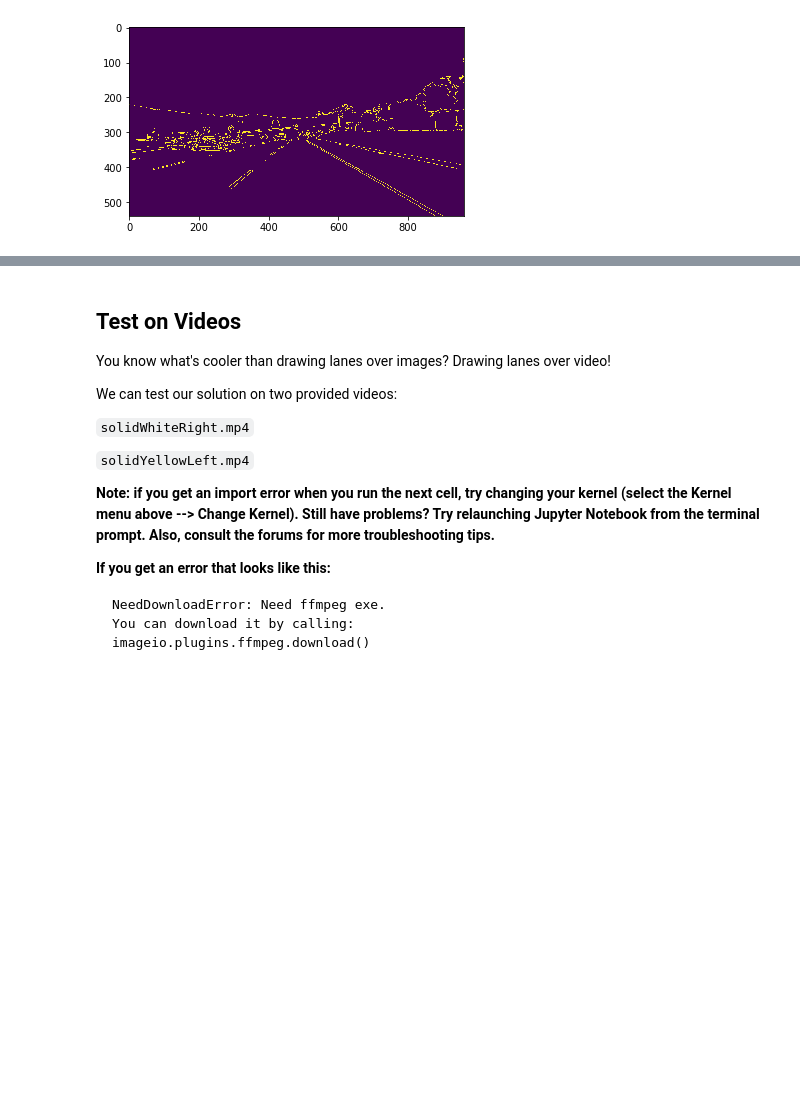
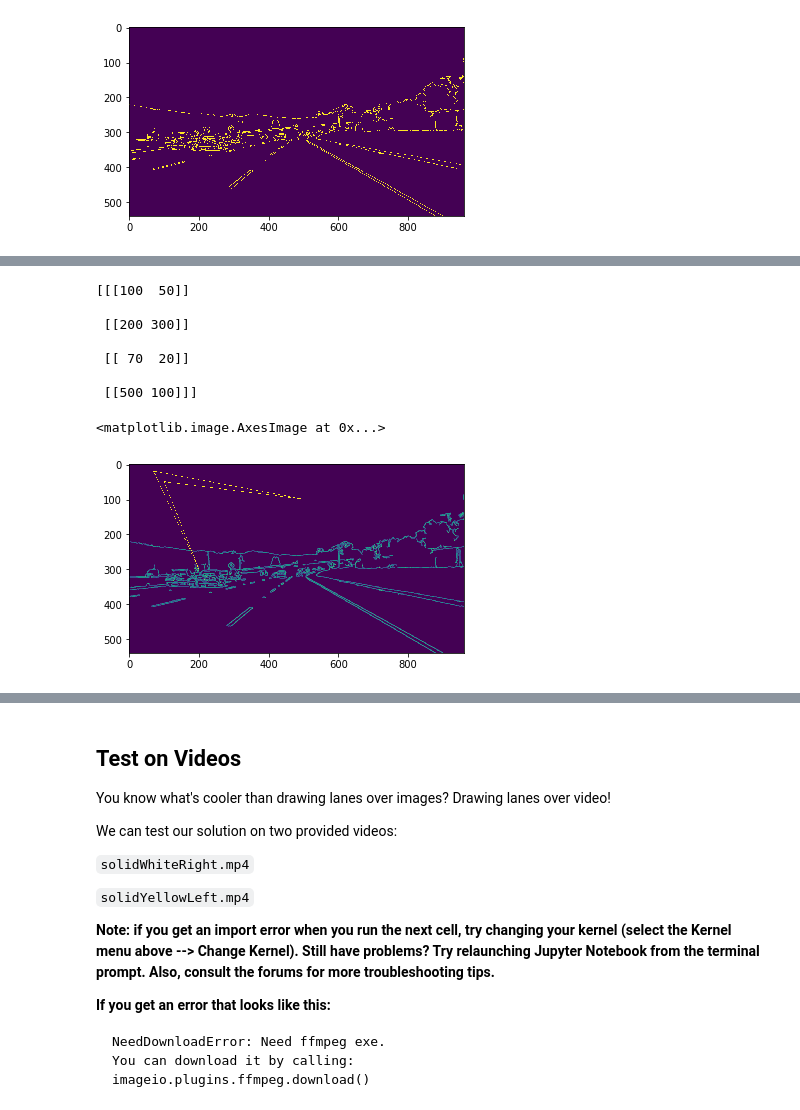
Before and after one commit to YouYueHuang/SelfDrivingCarProjects, a Jupyter notebook: CarND-LaneLines-P1-master/P1.ipynb, the cells around one changed output, grey strips where cells are left out. Saved outputs shown, nothing was run; the diff lists cells and outputs as text; code cells hidden in the pictures; blank space fills up the shorter version.

```diff
--- a/CarND-LaneLines-P1-master/P1.ipynb
+++ b/CarND-LaneLines-P1-master/P1.ipynb
@@ -266,3 +271,19 @@ plt.imshow(blurred_img)
+# %%
+pts = np.array([[100,50],[200,300],[70,20],[500,100]], np.int32)
+pts = pts.reshape((-1,1,2))
+print (pts)
+cv2.polylines(blurred_img,[pts],True,(255,0,0))
+plt.imshow(blurred_img)
+# %% [output]
+[[[100  50]]
+
+ [[200 300]]
+
+ [[ 70  20]]
+
+ [[500 100]]]
+<matplotlib.image.AxesImage at 0x...>
+[figure, added]
 # %%
 rho = 1
 theta = np.pi/180
```
Also changed, not shown: parts of 35 cells of this notebook, 2 other files.
